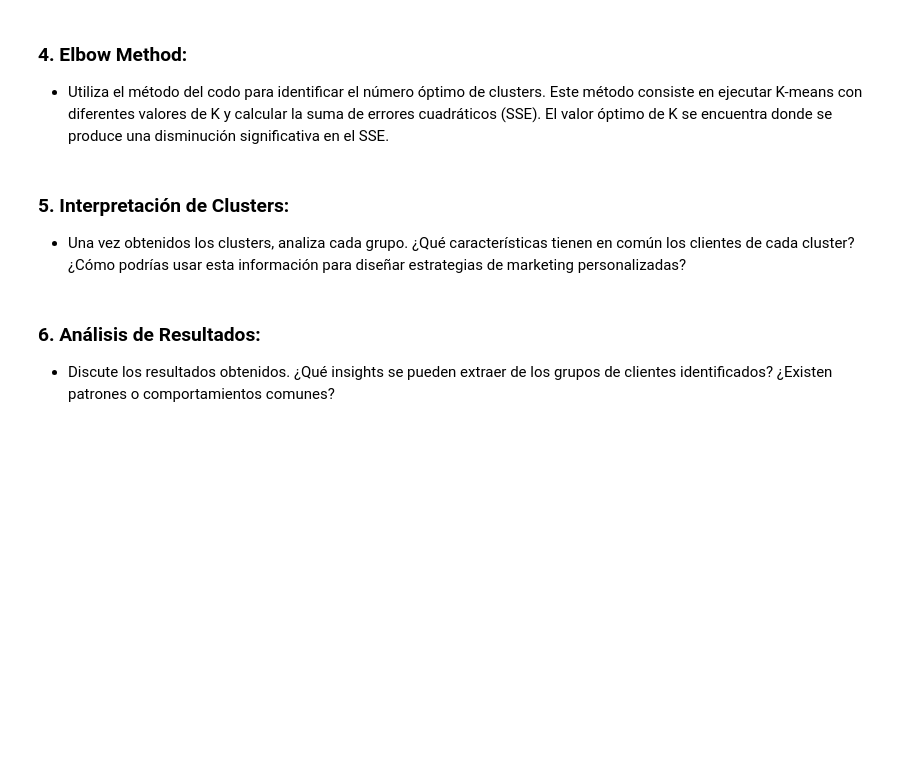
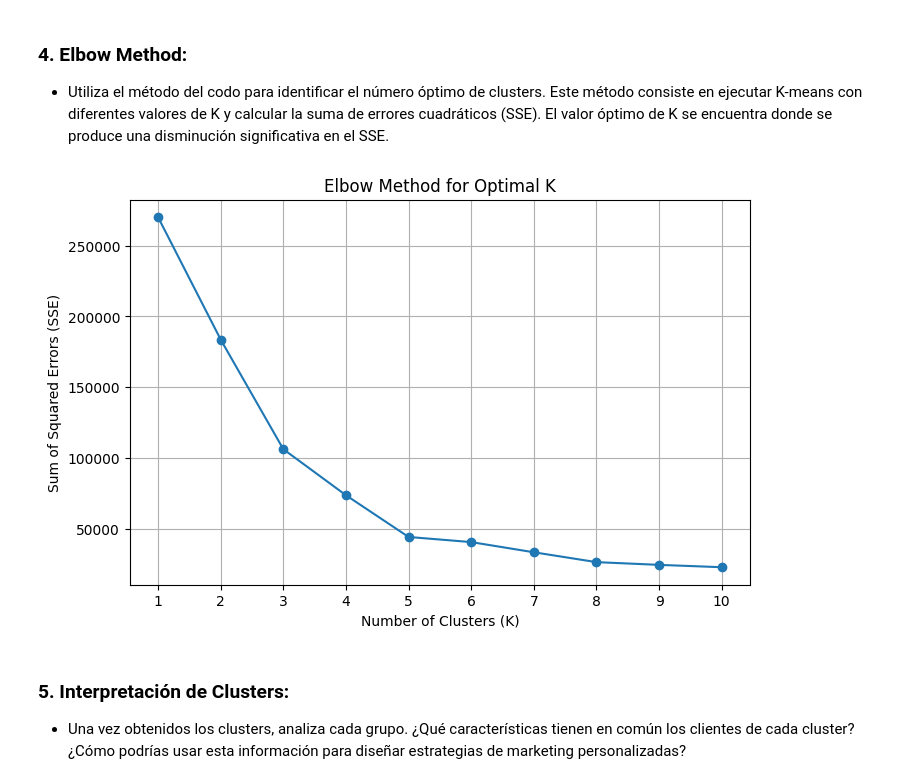
Before and after one commit to CesarVelgo/Advanced_ML, a Jupyter notebook: notebook/core5.ipynb, the cells around one changed output. Cells and saved outputs as stored; diff of their text form; code cells hidden in the pictures; blank space fills up the shorter version.

```diff
--- a/notebook/core5.ipynb
+++ b/notebook/core5.ipynb
@@ -12,9 +94,26 @@
 # %% [markdown]
 ### 4. Elbow Method:
   * Utiliza el método del codo para identificar el número óptimo de clusters. Este método consiste en ejecutar K-means con diferentes valores de K y calcular la suma de errores cuadráticos (SSE). El valor óptimo de K se encuentra donde se produce una disminución significativa en el SSE.
+# %%
+sse = [] # inicializamos una lista para almacenar la suma de errores cuadráticos (SSE)
+# probamos diferentes valores de K para encontrar el número óptimo de clusters
+for k in range(1, 11):  # probamos valores de K desde 1 hasta 10
+    kmeans = KMeans(n_clusters=k, random_state=42)  # inicializamos el modelo con el valor actual de K
+    kmeans.fit(X)  # ajustamos el modelo a nuestros datos seleccionados
+    sse.append(kmeans.inertia_)  # almacenamos el SSE en la lista
+
+# graficamos el método del codo para visualizar la relación entre K y SSE
+plt.figure(figsize=(8, 5))
+plt.plot(range(1, 11), sse, marker='o')  # graficamos SSE contra K con marcadores en los puntos
+plt.title('Elbow Method for Optimal K')  # añadimos un título al gráfico
+plt.xlabel('Number of Clusters (K)')  # etiquetamos el eje x
+plt.ylabel('Sum of Squared Errors (SSE)')  # etiquetamos el eje y
+plt.xticks(range(1, 11))  # aseguramos que los ticks del eje x sean enteros desde 1 hasta 10
+
+plt.grid()  # añadimos una cuadrícula al gráfico para facilitar la lectura
+plt.show()  # mostramos la gráfica del método del codo
+# %% [output]
+[figure, added]
 # %% [markdown]
 ### 5. Interpretación de Clusters:
   * Una vez obtenidos los clusters, analiza cada grupo. ¿Qué características tienen en común los clientes de cada cluster? ¿Cómo podrías usar esta información para diseñar estrategias de marketing personalizadas?
-# %% [markdown]
-### 6. Análisis de Resultados:
-  * Discute los resultados obtenidos. ¿Qué insights se pueden extraer de los grupos de clientes identificados? ¿Existen patrones o comportamientos comunes?
```
Also changed, not shown: parts of 10 cells of this notebook, 1 other file.
